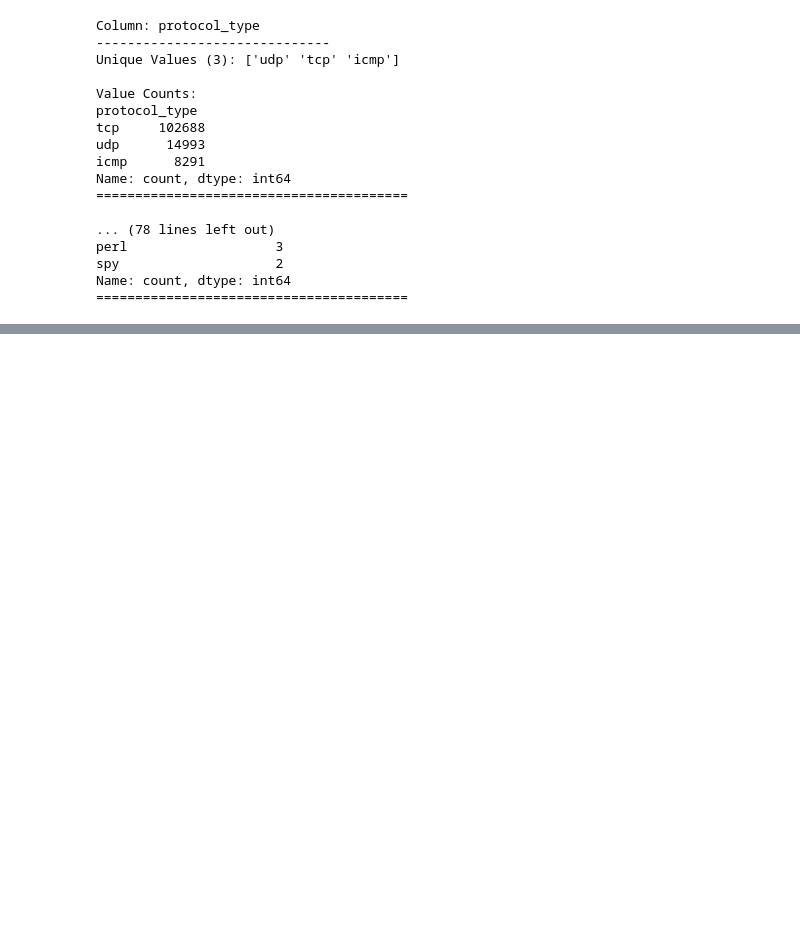
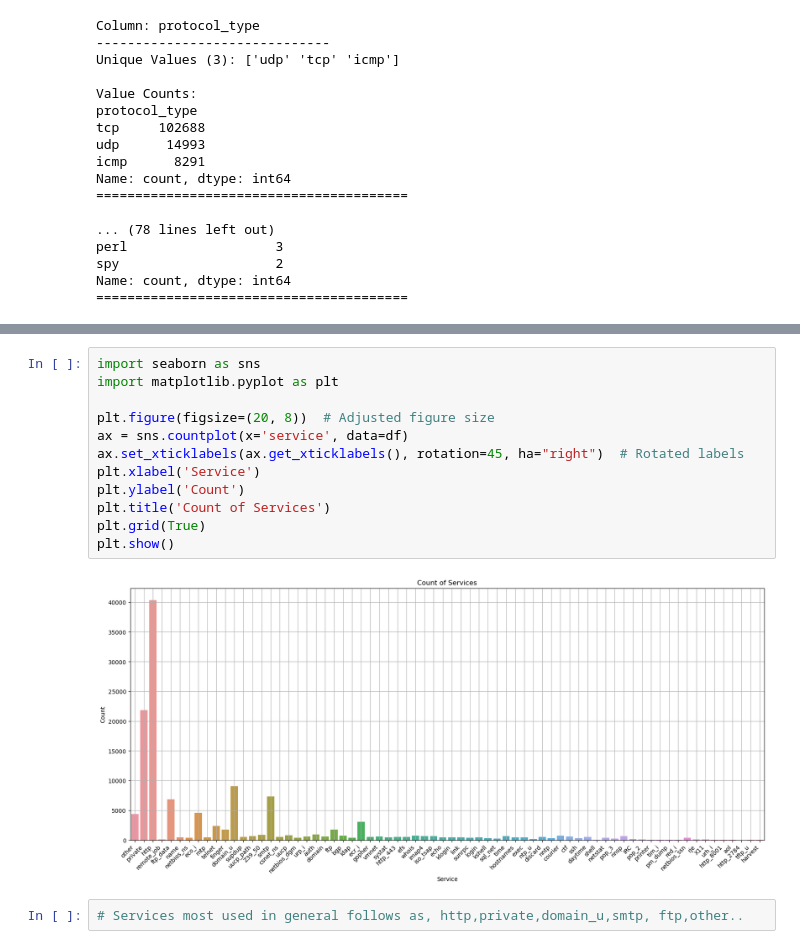
Before and after one commit to m-vp/Network-Intrusion-Detection, a Jupyter notebook: model.ipynb, the cells around one changed output, grey strips where cells are left out. Cells and saved outputs as stored; diff of their text form; blank space fills up the shorter version.

```diff
--- a/model.ipynb
+++ b/model.ipynb
@@ -168,0 +214,16 @@ Name: count, dtype: int64
+# %%
+import seaborn as sns
+import matplotlib.pyplot as plt
+
+plt.figure(figsize=(20, 8))  # Adjusted figure size
+ax = sns.countplot(x='service', data=df)
+ax.set_xticklabels(ax.get_xticklabels(), rotation=45, ha="right")  # Rotated labels
+plt.xlabel('Service')
+plt.ylabel('Count')
+plt.title('Count of Services')
+plt.grid(True)
+plt.show()
+# %% [output]
+[figure, added]
+# %%
+# Services most used in general follows as, http,private,domain_u,smtp, ftp,other..
```
Also changed, not shown: parts of 25 cells of this notebook.
